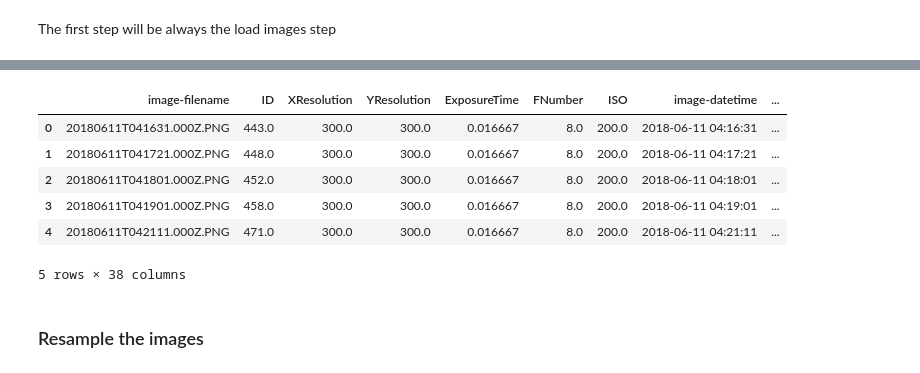
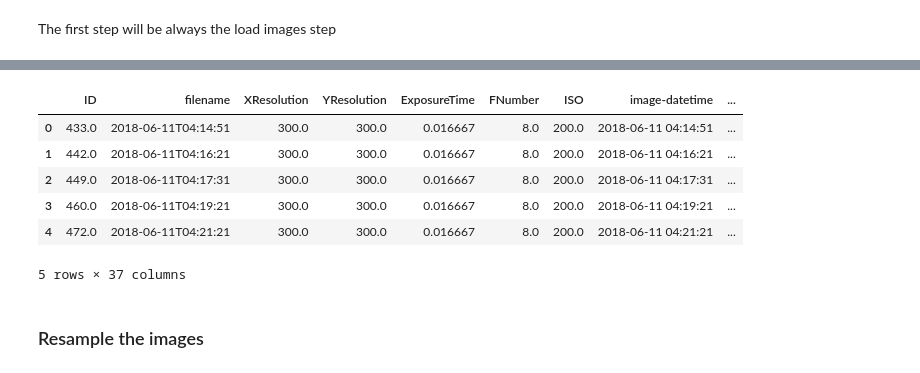
Before and after one commit to paidiver/paidiverpy, a Jupyter notebook: examples/example_notebooks/simple_processing.ipynb, the cells around one changed output, grey strips where cells are left out. Saved outputs shown, nothing was run; the diff lists cells and outputs as text; code cells hidden in the pictures.

Commit message:
Adapt metadata class to work with xr.Dataarray

```diff
--- a/examples/example_notebooks/simple_processing.ipynb
+++ b/examples/example_notebooks/simple_processing.ipynb
@@ -74,15 +86,15 @@ open_layer.images.show(image_number=2)
 [interactive output not drawn]
 # %%
 # See the first 5 lines of the metadata
-open_layer.get_metadata().head(5)
+open_layer.get_metadata(output_format="pandas").head(5)
 # %% [output]
-|  | image-filename | ID | XResolution | YResolution | ExposureTime | FNumber | ISO | image-datetime | ... |
-| 0 | 20180611T041631.000Z.PNG | 443.0 | 300.0 | 300.0 | 0.016667 | 8.0 | 200.0 | 2018-06-11 04:16:31 | ... |
-| 1 | 20180611T041721.000Z.PNG | 448.0 | 300.0 | 300.0 | 0.016667 | 8.0 | 200.0 | 2018-06-11 04:17:21 | ... |
-| 2 | 20180611T041801.000Z.PNG | 452.0 | 300.0 | 300.0 | 0.016667 | 8.0 | 200.0 | 2018-06-11 04:18:01 | ... |
-| 3 | 20180611T041901.000Z.PNG | 458.0 | 300.0 | 300.0 | 0.016667 | 8.0 | 200.0 | 2018-06-11 04:19:01 | ... |
-| 4 | 20180611T042111.000Z.PNG | 471.0 | 300.0 | 300.0 | 0.016667 | 8.0 | 200.0 | 2018-06-11 04:21:11 | ... |
+|  | ID | filename | XResolution | YResolution | ExposureTime | FNumber | ISO | image-datetime | ... |
+| 0 | 433.0 | 2018-06-11T04:14:51 | 300.0 | 300.0 | 0.016667 | 8.0 | 200.0 | 2018-06-11 04:14:51 | ... |
+| 1 | 442.0 | 2018-06-11T04:16:21 | 300.0 | 300.0 | 0.016667 | 8.0 | 200.0 | 2018-06-11 04:16:21 | ... |
+| 2 | 449.0 | 2018-06-11T04:17:31 | 300.0 | 300.0 | 0.016667 | 8.0 | 200.0 | 2018-06-11 04:17:31 | ... |
+| 3 | 460.0 | 2018-06-11T04:19:21 | 300.0 | 300.0 | 0.016667 | 8.0 | 200.0 | 2018-06-11 04:19:21 | ... |
+| 4 | 472.0 | 2018-06-11T04:21:21 | 300.0 | 300.0 | 0.016667 | 8.0 | 200.0 | 2018-06-11 04:21:21 | ... |
-5 rows × 38 columns
+5 rows × 37 columns
 # %% [markdown]
 ### Resample the images
 # %% [markdown]
```
Also changed, not shown: parts of 5 cells of this notebook, 19 other files.
